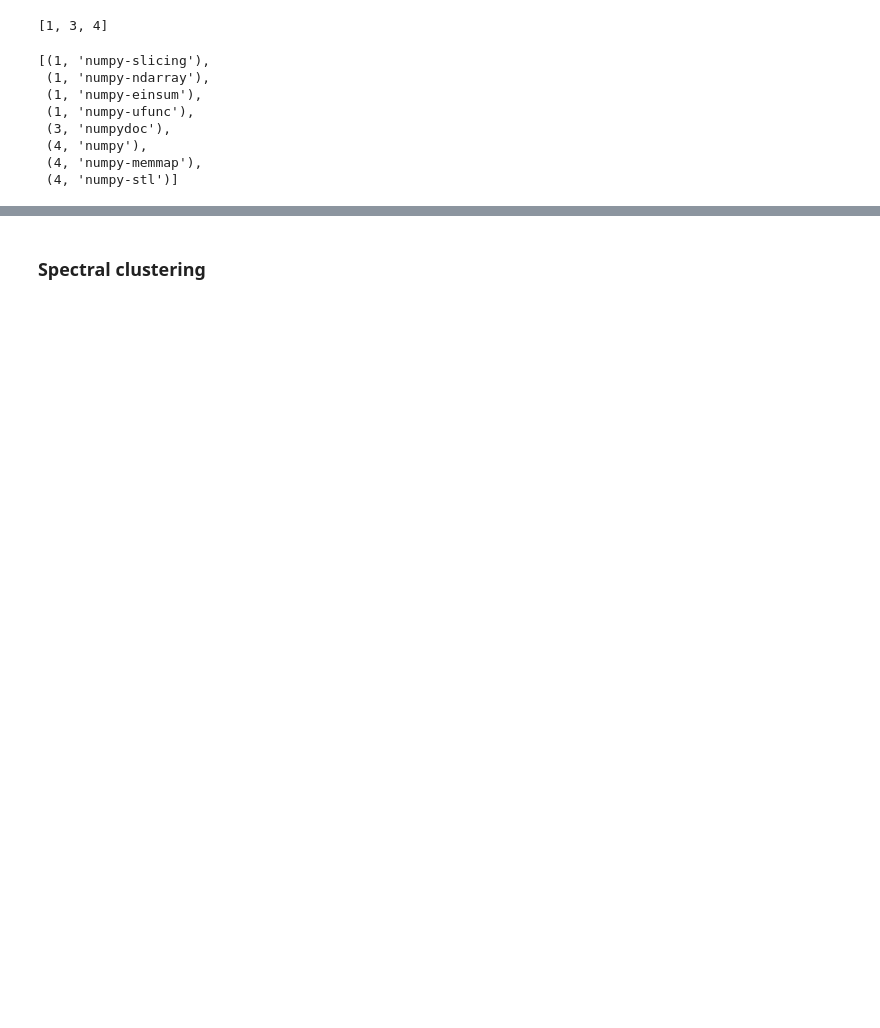
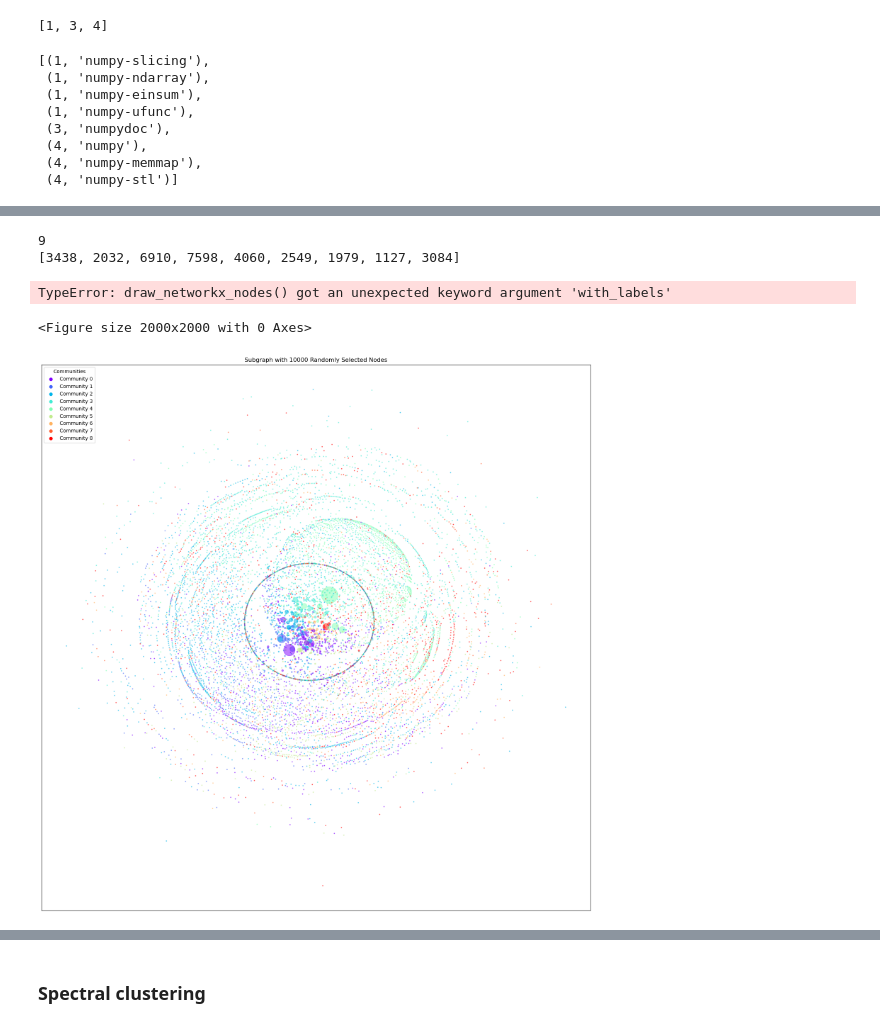
Before and after one commit to pierrehogenhaug/compToolsForDSProject, a Jupyter notebook: topics_alex.ipynb, the cells around one changed output, grey strips where cells are left out. Cells and saved outputs as stored; diff of their text form; code cells hidden in the pictures; blank space fills up the shorter version.

Commit message:
Graph added

```diff
--- a/topics_alex.ipynb
+++ b/topics_alex.ipynb
@@ -433 +458,61 @@ sorted_communities[0]
+# %%
+import pickle
+sorted_subcommunities = pickle.load(open('./picklefiles/subcommunities_1_louvain.pkl', 'rb'))
+sorted_communities = pickle.load(open('./picklefiles/communities_louvain.pkl', 'rb'))
+# %%
+print("Before:")
+print(len(sorted_communities))
+print([len(comm) for comm in sorted_communities])
+sorted_communities = sorted_communities[:-2]
+print("After:")
+print(len(sorted_communities))
+print([len(comm) for comm in sorted_communities])
+# %% [output]
+9
+[3438, 2032, 6910, 7598, 4060, 2549, 1979, 1127, 3084]
+# %%
+import networkx as nx
+num_nodes_to_select = 10000
+
+final_graph = graph.subgraph([node for comm in sorted_communities for (node,_) in comm])
+graph_to_plot =  select_random_nodes(final_graph, num_nodes_to_select, seed=42)
+
+bigger_nodes = [node for node in graph_to_plot.nodes() if tag_counts[node] > 500]
+labels = {node: node for node in bigger_nodes}
+
+# Adjusting the node size based on the degree (e.g., degree * 1000 for visibility)
+node_sizes = [tag_counts[node] * 0.1 + 5 for node in graph_to_plot.nodes()]
+
+# Assigning a color to each community for visualization
+community_colors = cm.rainbow(np.linspace(0, 1, len(sorted_communities)))
+
+# Creating a dictionary for node colors
+node_colors = {}
+
+for community_index, community_nodes in enumerate(sorted_communities):
+    for node,_ in community_nodes:
+        # Assigning the color to the node in the dictionary
+        node_colors[node] = community_colors[community_index]
+
+# # Drawing the subgraph
+
+pos = nx.kamada_kawai_layout(graph_to_plot)
+# nx.draw(graph_to_plot, pos, with_labels=True, node_color=[ node_colors[node] for node in graph_to_plot], node_size=node_sizes, font_size=10, labels=labels, alpha=0.8, width=0.1)
+# %% [output]
+TypeError: draw_networkx_nodes() got an unexpected keyword argument 'with_labels'
+<Figure size 2000x2000 with 0 Axes>
+# %%
+node_sizes = [tag_counts[node] * 0.005 + 2 for node in graph_to_plot.nodes()]
+
+plt.figure(figsize=(20, 20))
+nx.draw_networkx_nodes(graph_to_plot, pos, node_color=[ node_colors[node] for node in graph_to_plot], node_size=node_sizes, alpha=0.5)
+plt.title(f'Subgraph with {num_nodes_to_select} Randomly Selected Nodes')
+
+# Adding a legend for community colors
+for i in range(len(community_colors)):
+    plt.scatter([], [], c=[community_colors[i]], label=f'Community {i}')
+plt.legend(title="Communities", loc='upper left')
+plt.show()
+# %% [output]
+[figure, added]
 # %%
```
Also changed, not shown: parts of 43 cells of this notebook.
